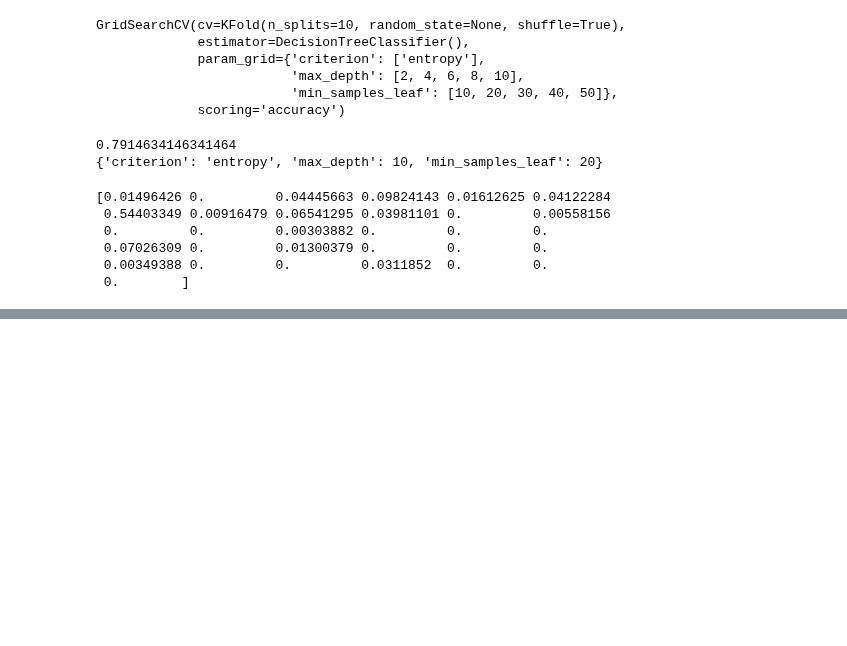
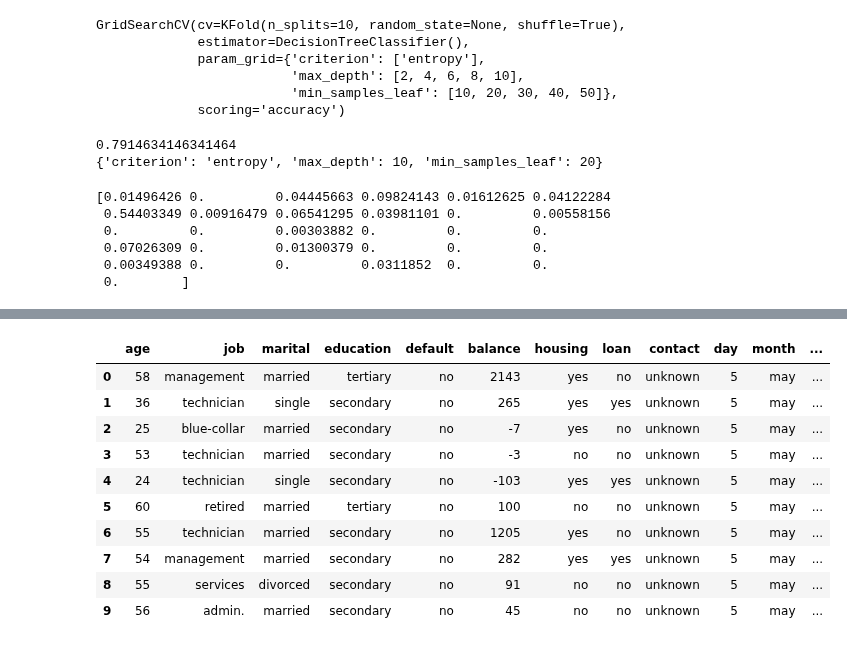
Before and after one commit to seonghyeokcho/Python, a Jupyter notebook: 01_basic_notion/pre-processing_technique.ipynb, the cells around one changed output, grey strips where cells are left out. Drawn from its saved outputs; the diff is of its cells as text; code cells hidden in the pictures; blank space fills up the shorter version.

```diff
--- a/01_basic_notion/pre-processing_technique.ipynb
+++ b/01_basic_notion/pre-processing_technique.ipynb
@@ -707,0 +806,28 @@ print(round(scores.mean(), 2), round(scores.std(), 2))
+# %%
+# loc 함수를 사용하여 month열의 데이터를 4사분기로 나누어 각 분기마다 "1Q"~"4Q"로 치환하고,
+# 새로운 열 month2에 저장한다.
+bank_data.loc[(bank_data["month"] == "jan") |
+              (bank_data["month"] == "feb") |
+              (bank_data["month"] == "mar"), "month2"] = "1Q"
+bank_data.loc[(bank_data["month"] == "apr") |
+              (bank_data["month"] == "may") |
+              (bank_data["month"] == "jun"), "month2"] = "2Q"
+bank_data.loc[(bank_data["month"] == "jul") |
+              (bank_data["month"] == "aug") |
+              (bank_data["month"] == "sep"), "month2"] = "3Q"
+bank_data.loc[(bank_data["month"] == "oct") |
+              (bank_data["month"] == "nov") |
+              (bank_data["month"] == "dec"), "month2"] = "4Q"
+bank_data.head(10)
+# %% [output]
+|  | age | job | marital | education | default | balance | housing | loan | contact | day | month | ... |
+| 0 | 58 | management | married | tertiary | no | 2143 | yes | no | unknown | 5 | may | ... |
+| 1 | 36 | technician | single | secondary | no | 265 | yes | yes | unknown | 5 | may | ... |
+| 2 | 25 | blue-collar | married | secondary | no | -7 | yes | no | unknown | 5 | may | ... |
+| 3 | 53 | technician | married | secondary | no | -3 | no | no | unknown | 5 | may | ... |
+| 4 | 24 | technician | single | secondary | no | -103 | yes | yes | unknown | 5 | may | ... |
+| 5 | 60 | retired | married | tertiary | no | 100 | no | no | unknown | 5 | may | ... |
+| 6 | 55 | technician | married | secondary | no | 1205 | yes | no | unknown | 5 | may | ... |
+| 7 | 54 | management | married | secondary | no | 282 | yes | yes | unknown | 5 | may | ... |
+| 8 | 55 | services | divorced | secondary | no | 91 | no | no | unknown | 5 | may | ... |
+| 9 | 56 | admin. | married | secondary | no | 45 | no | no | unknown | 5 | may | ... |
```
Also changed, not shown: parts of 13 cells of this notebook.
